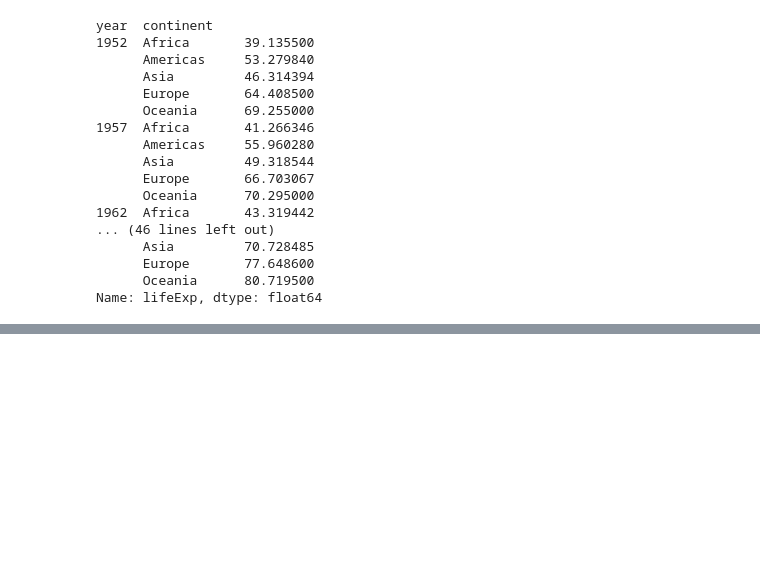
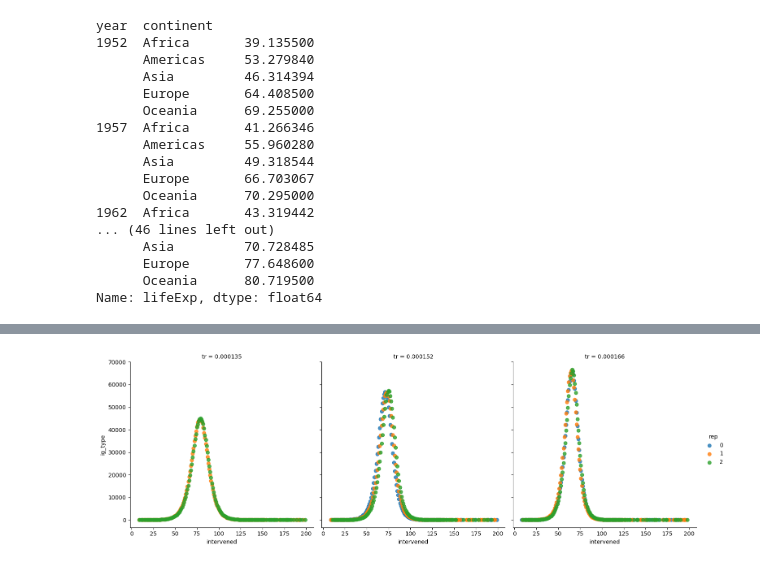
Before and after one commit to KChenDu/pandasNote, a Jupyter notebook: training/08-groupby.ipynb, the cells around one changed output, grey strips where cells are left out. Cells and saved outputs as stored; diff of their text form; code cells hidden in the pictures; blank space fills up the shorter version.

```diff
--- a/training/08-groupby.ipynb
+++ b/training/08-groupby.ipynb
@@ -50,0 +505,3 @@ Name: lifeExp, dtype: float64
+# %%
+intv_df = pd.read_csv('../data/epi_sim.zip')
+intv_df.shape
@@ -50,0 +550,3 @@ Name: lifeExp, dtype: float64
+# %%
+count_mean = intv_df.groupby(['rep', 'intervened', 'tr'])['ig_type'].count().groupby(level=[0, 1, 2]).mean()
+count_mean
@@ -50,0 +567,8 @@ Name: lifeExp, dtype: float64
+# %%
+import seaborn as sns
+import matplotlib.pyplot as plt
+
+
+fig = sns.lmplot(x='intervened', y='ig_type', hue='rep', col='tr', fit_reg=False, data=count_mean.reset_index())
+# %% [output]
+[figure, added]
```
Also changed, not shown: parts of 44 cells of this notebook, 3 other files.
